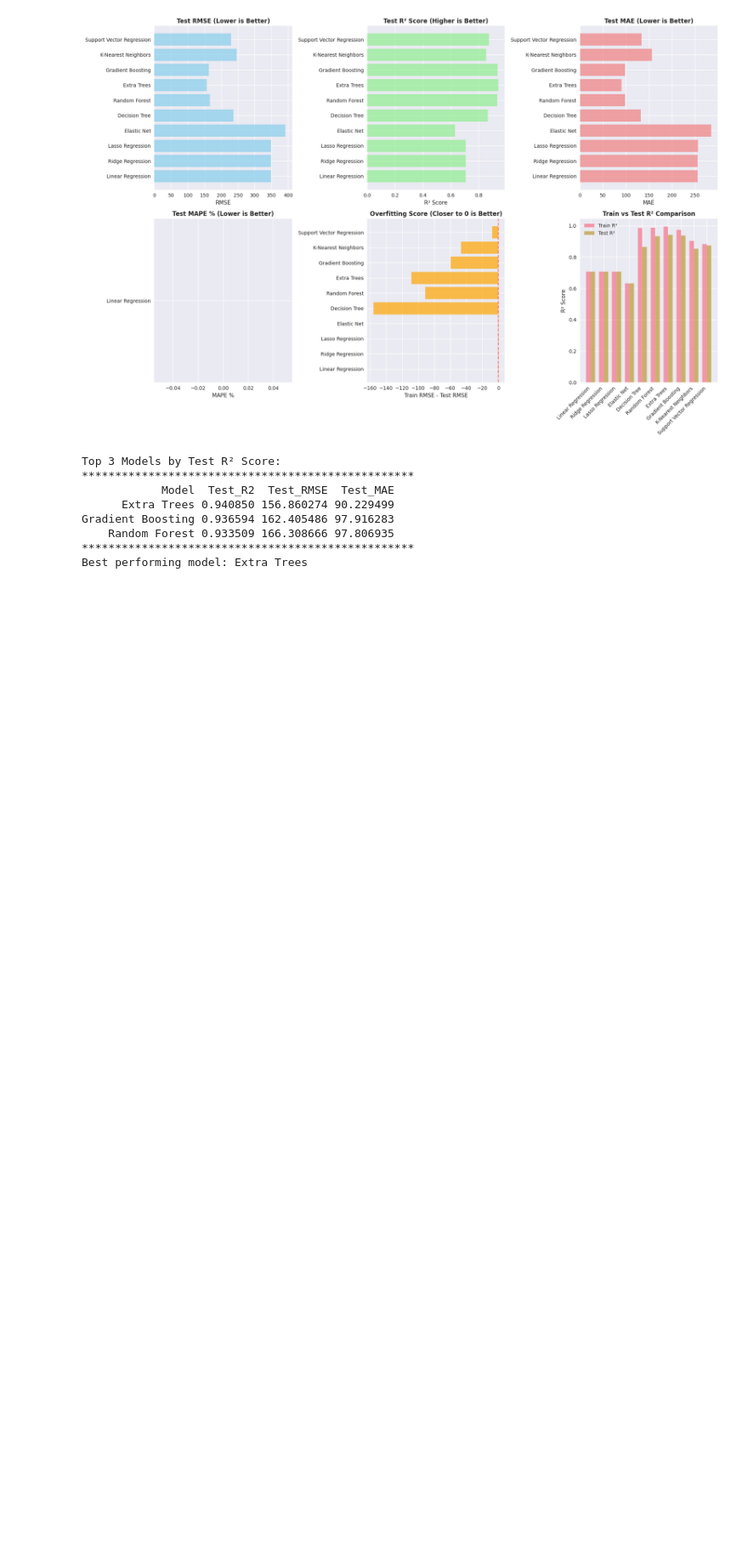
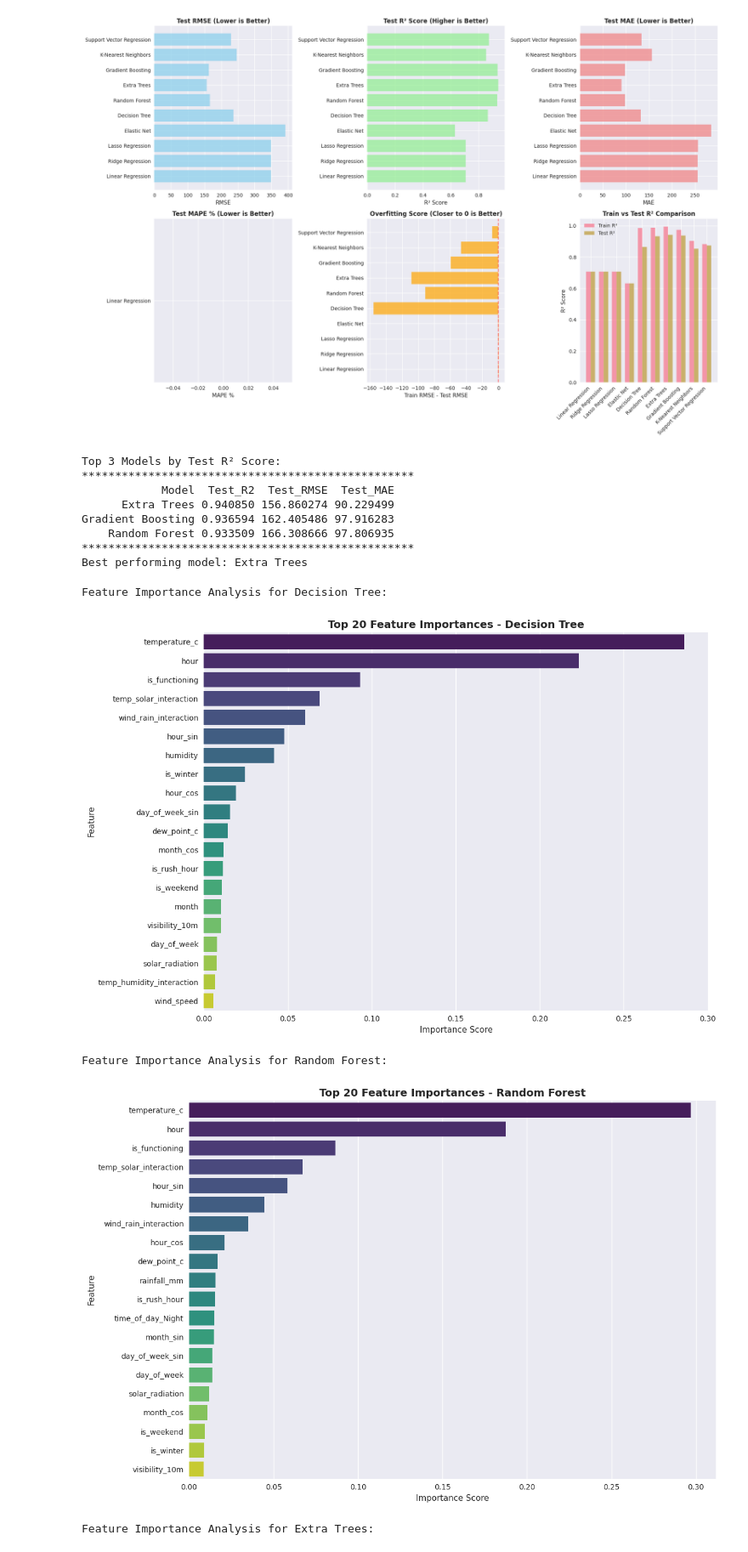
Before and after one commit to EbEmad/Bike-Sharing-Prediction-ML-Pipeline, a Jupyter notebook: notebook/Models.ipynb, the cells around one changed output. Shown at 85% size. Cells and saved outputs as stored; diff of their text form; code cells hidden in the pictures; blank space fills up the shorter version.

```diff
--- a/notebook/Models.ipynb
+++ b/notebook/Models.ipynb
@@ -428,3 +428,42 @@ Gradient Boosting 0.936594 162.405486 97.916283
     Random Forest 0.933509 166.308666 97.806935
 **************************************************
 Best performing model: Extra Trees
+# %%
+def analyze_feature_importance(model,feature_names,model_name,top_n=20):
+    """Analyze and plot feature importance"""
+    if hasattr(model, 'feature_importances_'):
+        importance_df = pd.DataFrame({
+            'Feature': feature_names,
+            'Importance': model.feature_importances_
+        }).sort_values('Importance', ascending=False)
+        plt.figure(figsize=(12, 8))
+        sns.barplot(data=importance_df.head(top_n), y='Feature', x='Importance', palette='viridis')
+        plt.title(f'Top {top_n} Feature Importances - {model_name}', fontsize=14, fontweight='bold')
+        plt.xlabel('Importance Score')
+        plt.tight_layout()
+        plt.show()
+        return importance_df
+    else:
+        print(f"Feature importance not available for {model_name}")
+        return None
+# %%
+# Analyze feature importance for tree-based models
+tree_models = ['Decision Tree', 'Random Forest', 'Extra Trees', 'Gradient Boosting']
+best_tree_model_name = None
+
+for model_name in tree_models:
+    if model_name in trained_models:
+        print(f"\nFeature Importance Analysis for {model_name}:")
+        importance_df = analyze_feature_importance(
+            trained_models[model_name], feature_names, model_name
+        )
+        if importance_df is not None and model_name == best_model_name:
+            print(f"\nTop 15 Most Important Features for {model_name}:")
+            print(importance_df.head(15)[['Feature', 'Importance']].to_string(index=False))
+            best_tree_model_name = model_name
+# %% [output]
+Feature Importance Analysis for Decision Tree:
+[figure, added]
+Feature Importance Analysis for Random Forest:
+[figure, added]
+Feature Importance Analysis for Extra Trees:
```
Also changed, not shown: parts of 2 cells of this notebook.
